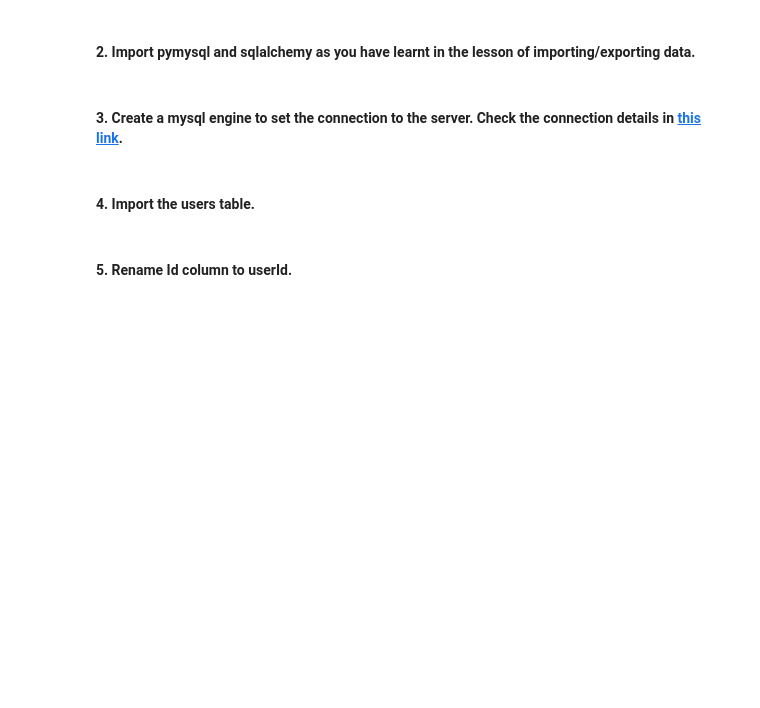
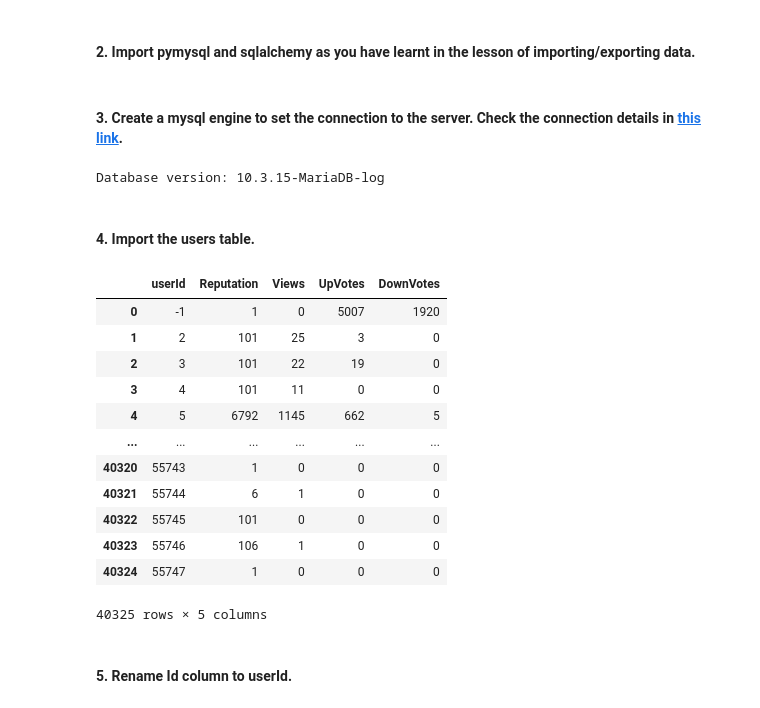
Before and after one commit to ta-data-bcn/lab-data-cleaning, a Jupyter notebook: your-code/main.ipynb, the cells around one changed output. Cells and saved outputs as stored; diff of their text form; code cells hidden in the pictures; blank space fills up the shorter version.

```diff
--- a/your-code/main.ipynb
+++ b/your-code/main.ipynb
@@ -7,6 +13,42 @@
 # %% [markdown]
 #### 3. Create a mysql engine to set the connection to the server. Check the connection details in [this link](https://relational.fit.cvut.cz/dataset/Stats).
+# %%
+con = pymysql.connect('relational.fit.cvut.cz', 'guest', 'relational', 'stats')
+
+try:
+
+    with con.cursor() as cur:
+
+        cur.execute('SELECT VERSION()')
+
+        version = cur.fetchone()
+
+        print(f'Database version: {version[0]}')
+
+finally:
+
+    con.close()
+# %% [output]
+Database version: 10.3.15-MariaDB-log
 # %% [markdown]
 #### 4. Import the users table.
+# %%
+users_table=pd.read_csv("../data/users.csv" , index_col=0)
+
+users_table
+# %% [output]
+|  | userId | Reputation | Views | UpVotes | DownVotes |
+| 0 | -1 | 1 | 0 | 5007 | 1920 |
+| 1 | 2 | 101 | 25 | 3 | 0 |
+| 2 | 3 | 101 | 22 | 19 | 0 |
+| 3 | 4 | 101 | 11 | 0 | 0 |
+| 4 | 5 | 6792 | 1145 | 662 | 5 |
+| ... | ... | ... | ... | ... | ... |
+| 40320 | 55743 | 1 | 0 | 0 | 0 |
+| 40321 | 55744 | 6 | 1 | 0 | 0 |
+| 40322 | 55745 | 101 | 0 | 0 | 0 |
+| 40323 | 55746 | 106 | 1 | 0 | 0 |
+| 40324 | 55747 | 1 | 0 | 0 | 0 |
+40325 rows × 5 columns
 # %% [markdown]
 #### 5. Rename Id column to userId.
```
Also changed, not shown: parts of 13 cells of this notebook.
